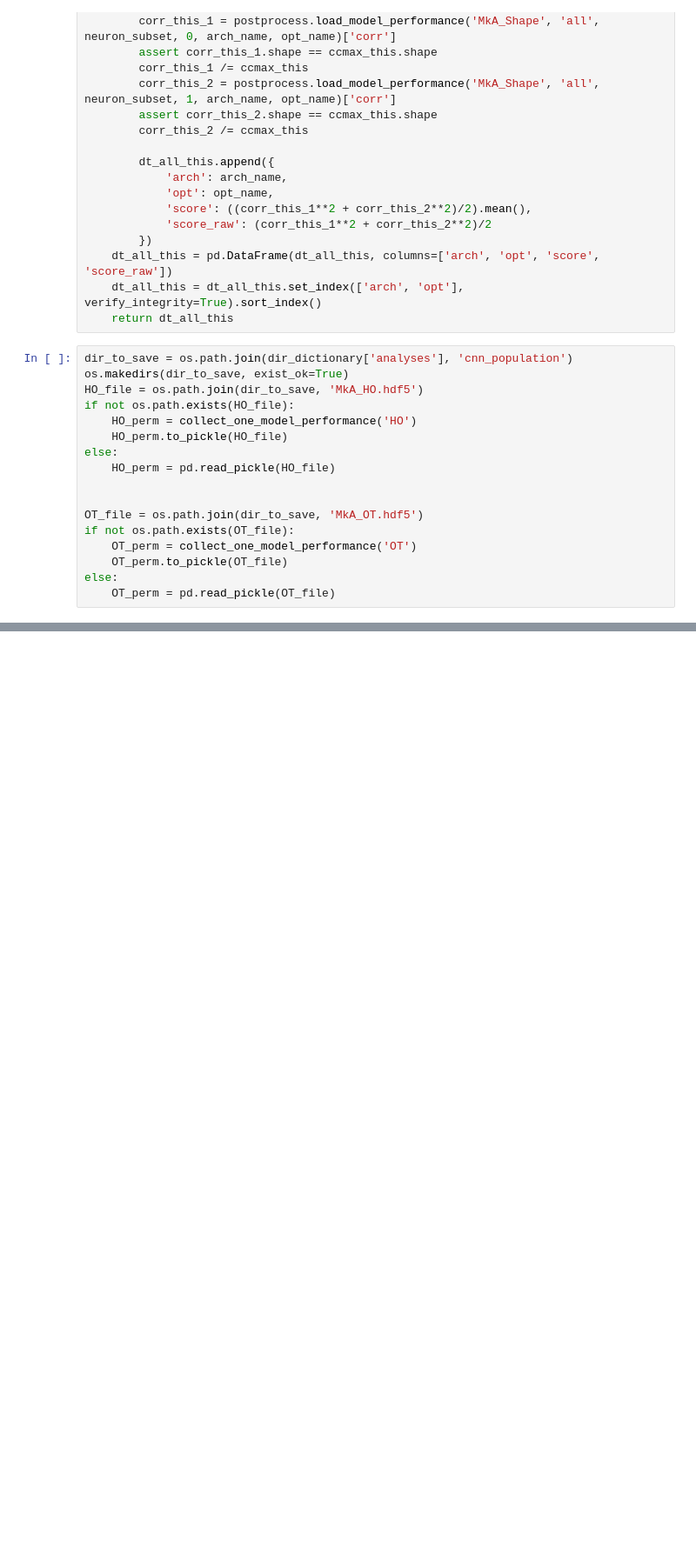
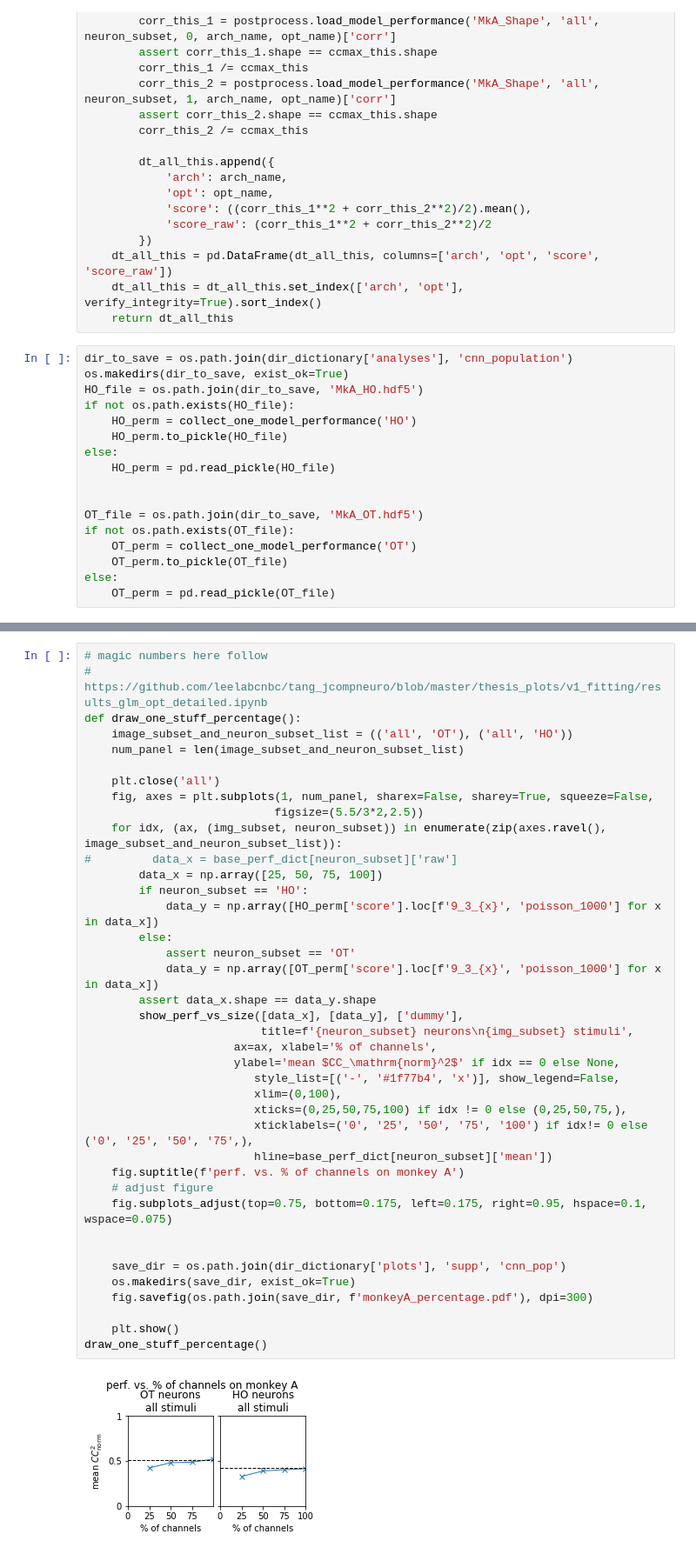
Before and after one commit to leelabcnbc/tang_jcompneuro_revision, a Jupyter notebook: results_ipynb/plots/supp/population.ipynb, the cells around one changed output, grey strips where cells are left out. Shown: that part at 87% size. Drawn from its saved outputs; the diff is of its cells as text; blank space fills up the shorter version.

```diff
--- a/results_ipynb/plots/supp/population.ipynb
+++ b/results_ipynb/plots/supp/population.ipynb
@@ -144,0 +229,41 @@ OT_perm['score'].unstack('opt')
+# %%
+# magic numbers here follow
+# https://github.com/leelabcnbc/tang_jcompneuro/blob/master/thesis_plots/v1_fitting/results_glm_opt_detailed.ipynb
+def draw_one_stuff_percentage():
+    image_subset_and_neuron_subset_list = (('all', 'OT'), ('all', 'HO'))
+    num_panel = len(image_subset_and_neuron_subset_list)
+
+    plt.close('all')
+    fig, axes = plt.subplots(1, num_panel, sharex=False, sharey=True, squeeze=False,
+                            figsize=(5.5/3*2,2.5))
+    for idx, (ax, (img_subset, neuron_subset)) in enumerate(zip(axes.ravel(), image_subset_and_neuron_subset_list)):
+#         data_x = base_perf_dict[neuron_subset]['raw']
+        data_x = np.array([25, 50, 75, 100])
+        if neuron_subset == 'HO':
+            data_y = np.array([HO_perm['score'].loc[f'9_3_{x}', 'poisson_1000'] for x in data_x])
+        else:
+            assert neuron_subset == 'OT'
+            data_y = np.array([OT_perm['score'].loc[f'9_3_{x}', 'poisson_1000'] for x in data_x])
+        assert data_x.shape == data_y.shape
+        show_perf_vs_size([data_x], [data_y], ['dummy'],
+                          title=f'{neuron_subset} neurons\n{img_subset} stimuli',
+                      ax=ax, xlabel='% of channels',
+                      ylabel='mean $CC_\mathrm{norm}^2$' if idx == 0 else None,
+                         style_list=[('-', '#1f77b4', 'x')], show_legend=False,
+                         xlim=(0,100),
+                         xticks=(0,25,50,75,100) if idx != 0 else (0,25,50,75,),
+                         xticklabels=('0', '25', '50', '75', '100') if idx!= 0 else ('0', '25', '50', '75',),
+                         hline=base_perf_dict[neuron_subset]['mean'])
+    fig.suptitle(f'perf. vs. % of channels on monkey A')
+    # adjust figure
+    fig.subplots_adjust(top=0.75, bottom=0.175, left=0.175, right=0.95, hspace=0.1, wspace=0.075)
+
+
+    save_dir = os.path.join(dir_dictionary['plots'], 'supp', 'cnn_pop')
+    os.makedirs(save_dir, exist_ok=True)
+    fig.savefig(os.path.join(save_dir, f'monkeyA_percentage.pdf'), dpi=300)
+
+    plt.show()
+draw_one_stuff_percentage()
+# %% [output]
+[figure, added]
```
Also changed, not shown: parts of 7 cells of this notebook, 1 other file.
